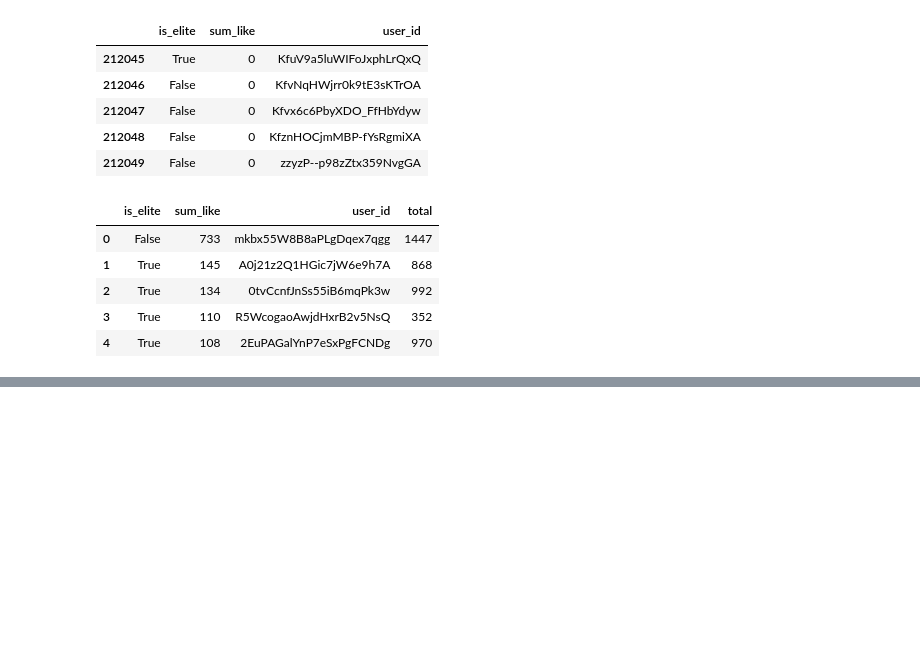
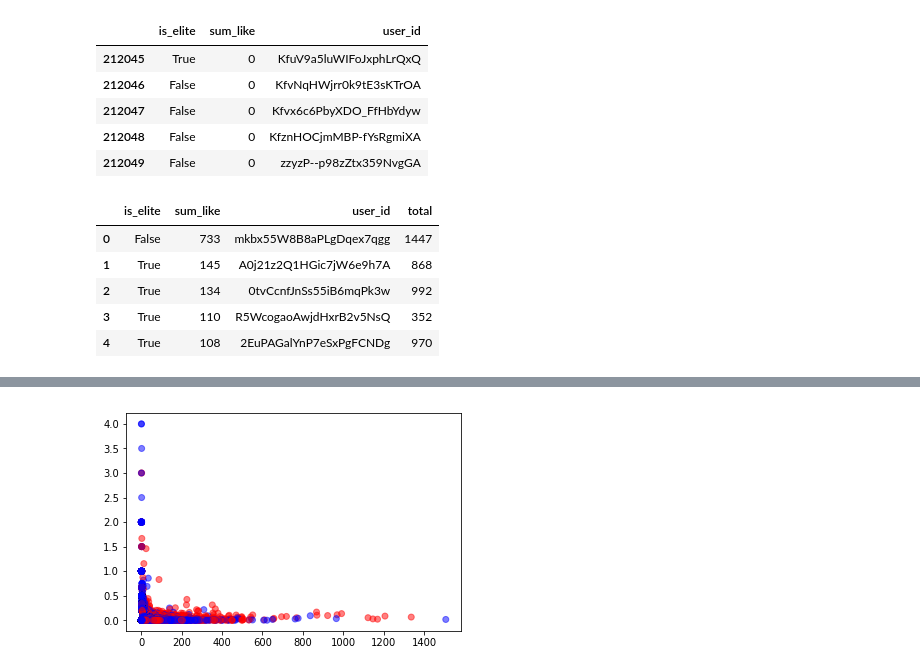
Before and after one commit to CornellDataScience/Yelp, a Jupyter notebook: salt-baes/Kenta/tip.analysis.ipynb, the cells around one changed output, grey strips where cells are left out. Saved outputs shown, nothing was run; the diff lists cells and outputs as text; code cells hidden in the pictures; blank space fills up the shorter version.

```diff
--- a/salt-baes/Kenta/tip.analysis.ipynb
+++ b/salt-baes/Kenta/tip.analysis.ipynb
@@ -257,0 +242,7 @@ plt.show()
+# %%
+user_tips_df['like_rate'] = pd.Series(user_tips_df['sum_like']/user_tips_df['total'])
+# %%
+plt.scatter(user_tips_df['total'][1:], user_tips_df['like_rate'][1:], c=color[1:], alpha=0.5)
+plt.show()
+# %% [output]
+[figure, added]
```
Also changed, not shown: parts of 4 cells of this notebook.
